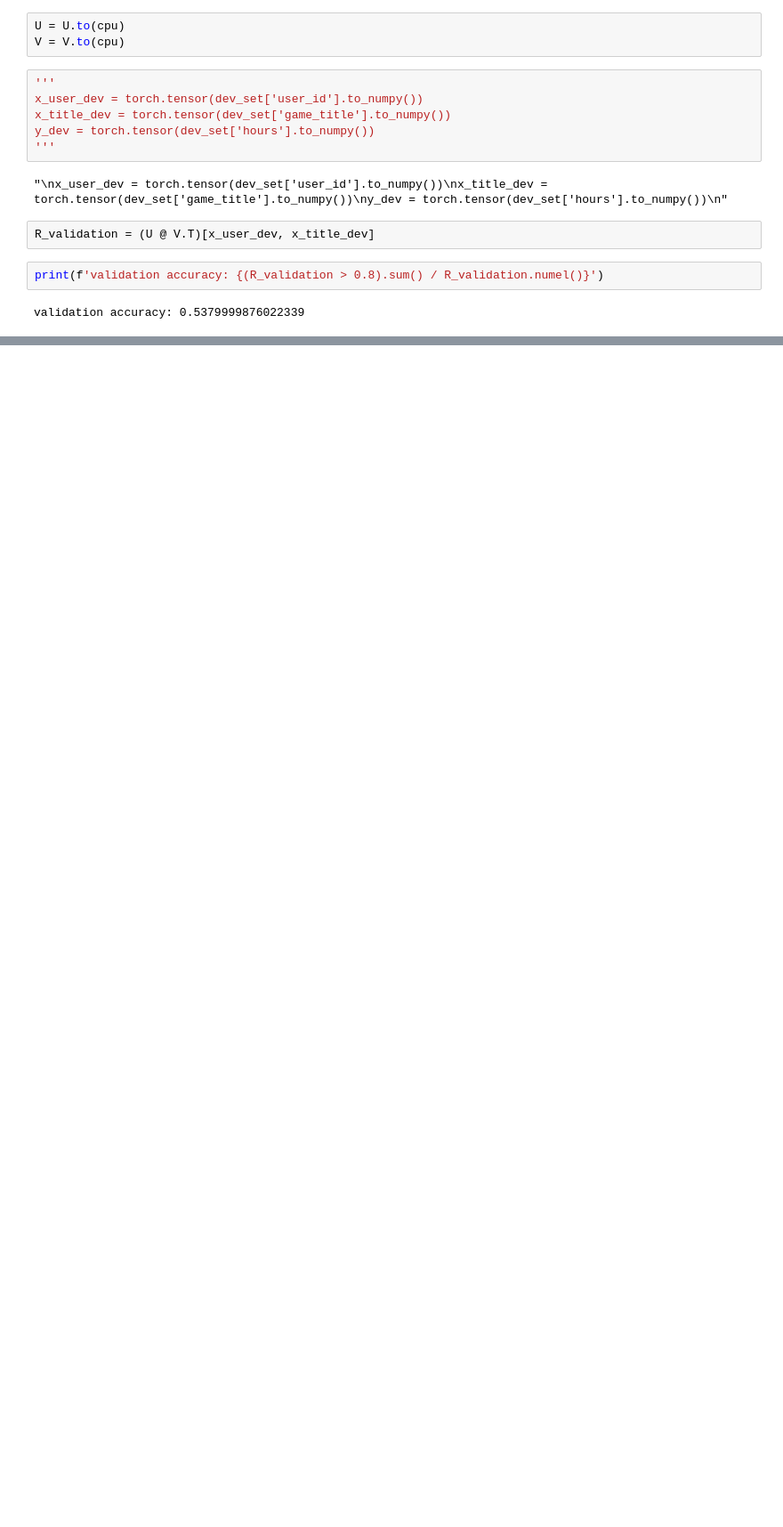
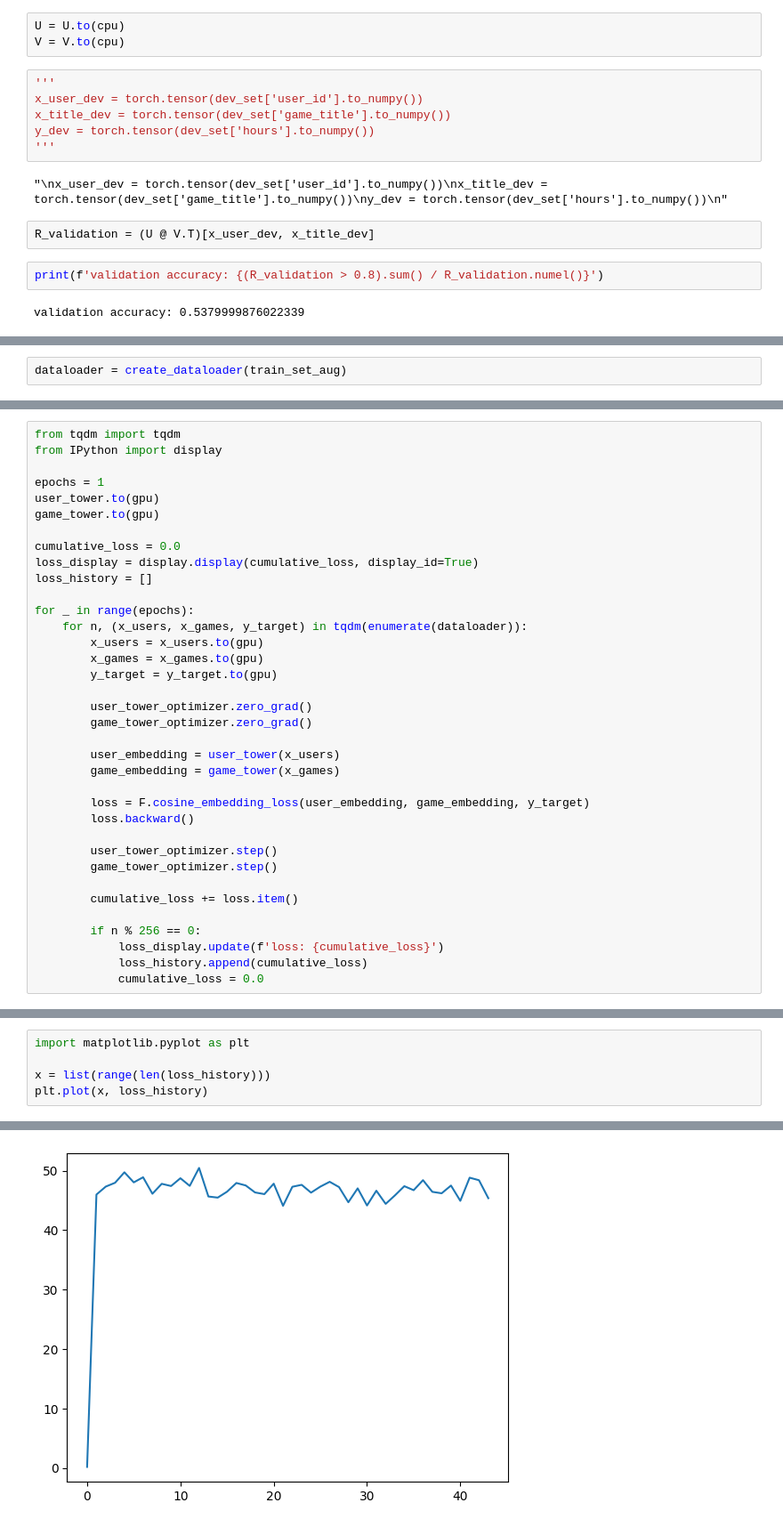
Before and after one commit to jingz-dev/ml_proto, a Jupyter notebook: src/recommender.ipynb, the cells around one changed output, grey strips where cells are left out. Shown at 89% size. Drawn from its saved outputs; the diff is of its cells as text; blank space fills up the shorter version.

Commit message:
add two tower model

```diff
--- a/src/recommender.ipynb
+++ b/src/recommender.ipynb
@@ -278,0 +340,2 @@ validation accuracy: 0.5379999876022339
+# %%
+dataloader = create_dataloader(train_set_aug)
@@ -278,0 +370,36 @@ validation accuracy: 0.5379999876022339
+# %%
+from tqdm import tqdm
+from IPython import display
+
+epochs = 1
+user_tower.to(gpu)
+game_tower.to(gpu)
+
+cumulative_loss = 0.0
+loss_display = display.display(cumulative_loss, display_id=True)
+loss_history = []
+
+for _ in range(epochs):
+    for n, (x_users, x_games, y_target) in tqdm(enumerate(dataloader)):
+        x_users = x_users.to(gpu)
+        x_games = x_games.to(gpu)
+        y_target = y_target.to(gpu)
+
+        user_tower_optimizer.zero_grad()
+        game_tower_optimizer.zero_grad()
+
+        user_embedding = user_tower(x_users)
+        game_embedding = game_tower(x_games)
+
+        loss = F.cosine_embedding_loss(user_embedding, game_embedding, y_target)
+        loss.backward()
+
+        user_tower_optimizer.step()
+        game_tower_optimizer.step()
+
+        cumulative_loss += loss.item()
+
+        if n % 256 == 0:
+            loss_display.update(f'loss: {cumulative_loss}')
+            loss_history.append(cumulative_loss)
+            cumulative_loss = 0.0
@@ -278,0 +408,6 @@ validation accuracy: 0.5379999876022339
+# %%
+import matplotlib.pyplot as plt
+
+x = list(range(len(loss_history)))
+plt.plot(x, loss_history)
+# %% [output]
@@ -278,0 +415 @@ validation accuracy: 0.5379999876022339
+[figure, added]
```
Also changed, not shown: parts of 25 cells of this notebook.
